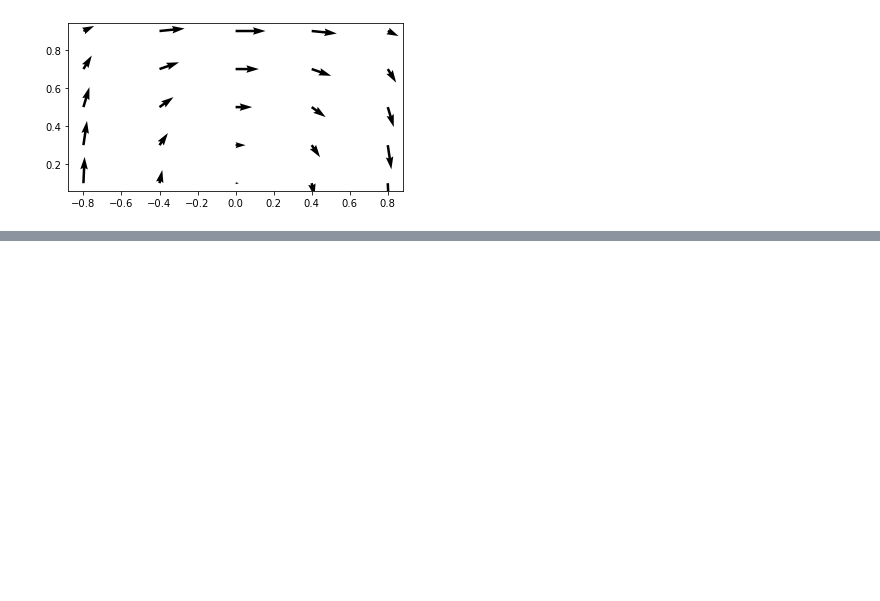
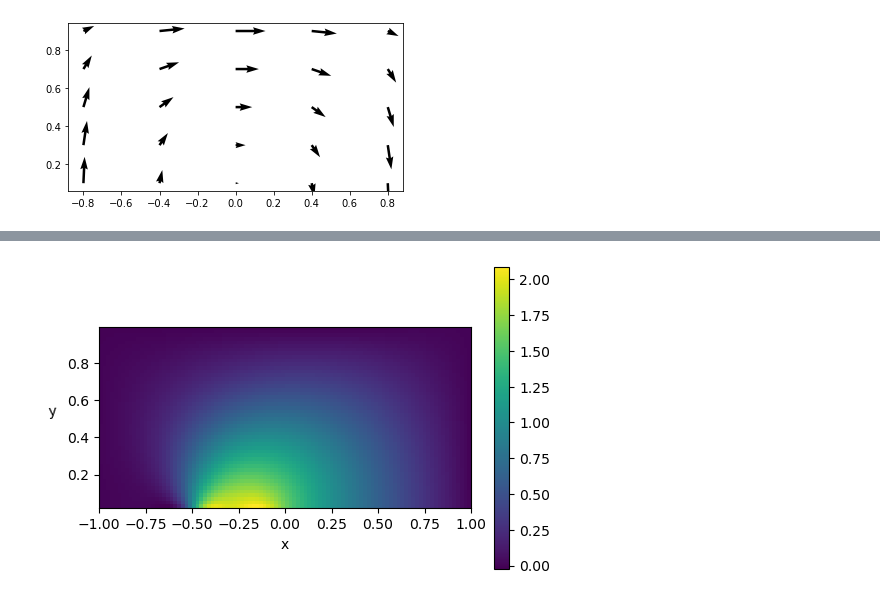
Before and after one commit to juansensio/blog, a Jupyter notebook: 079_smith_hutton/079_smith_hutton.ipynb, the cells around one changed output, grey strips where cells are left out. Drawn from its saved outputs; the diff is of its cells as text; code cells hidden in the pictures; blank space fills up the shorter version.

```diff
--- a/079_smith_hutton/079_smith_hutton.ipynb
+++ b/079_smith_hutton/079_smith_hutton.ipynb
@@ -233,0 +200,12 @@ ps[9].max()
+# %%
+mlp = nn.Sequential(
+    nn.Linear(2, 100),
+    Sine(),
+    nn.Linear(100, 100),
+    Sine(),
+    nn.Linear(100, 100),
+    Sine(),
+    nn.Linear(100, 100),
+    Sine(),
+    nn.Linear(100, 1)
+)
@@ -233,0 +304,13 @@ ps[9].max()
+# %%
+Nx, Ny = 100, 50
+p, x = run_mlp(Nx, Ny)
+
+plt.figure(dpi=100)
+plt.imshow(p.reshape(Ny,Nx), vmin=p.min(), vmax=p.max(), origin='lower',
+           extent=[x.min(), x.max(), y.min(), y.max()])
+plt.xlabel('x')
+plt.ylabel('y    ', rotation=math.pi)
+plt.colorbar()
+plt.show()
+# %% [output]
+[figure, added]
```
Also changed, not shown: parts of 27 cells of this notebook, 5 other files.
